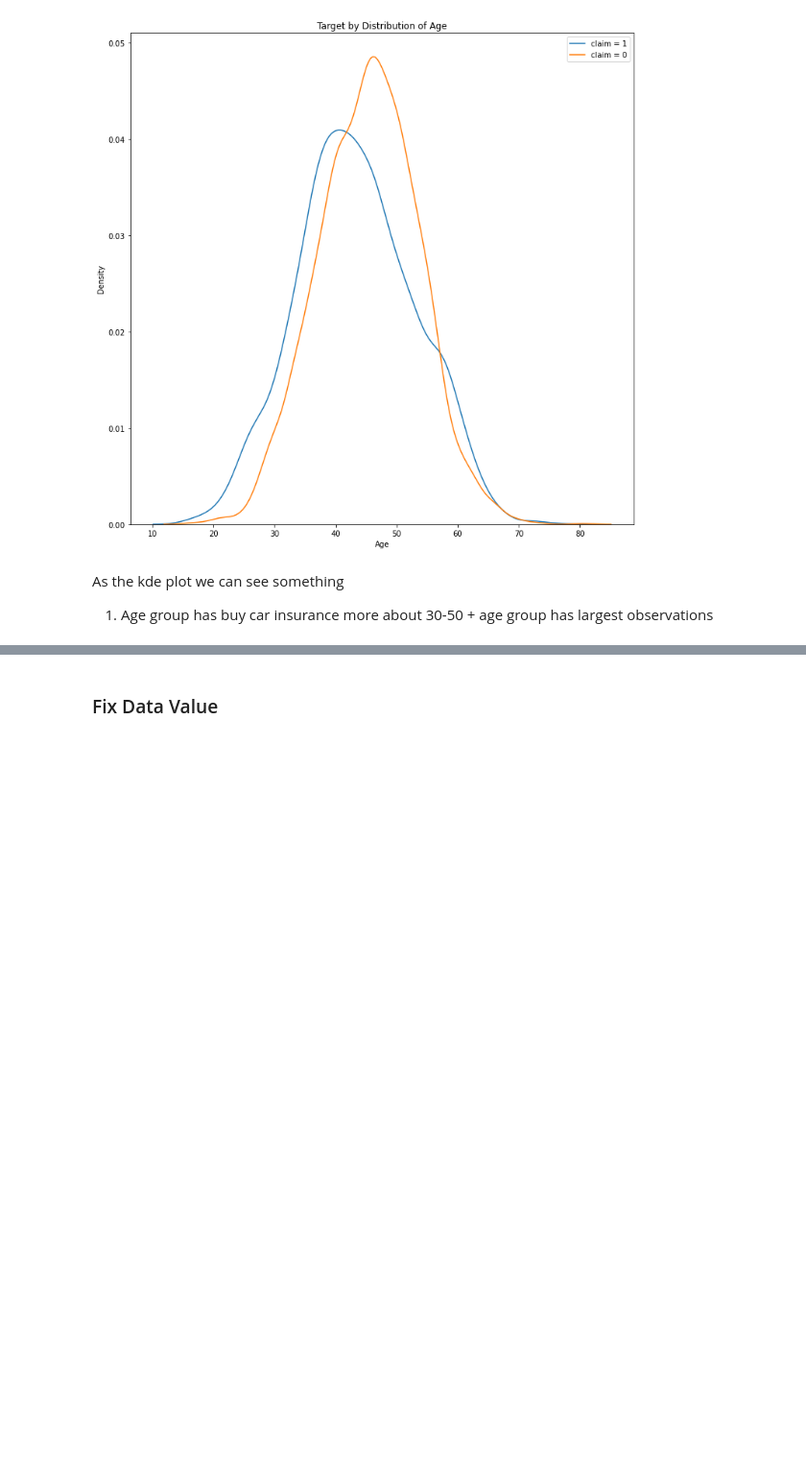
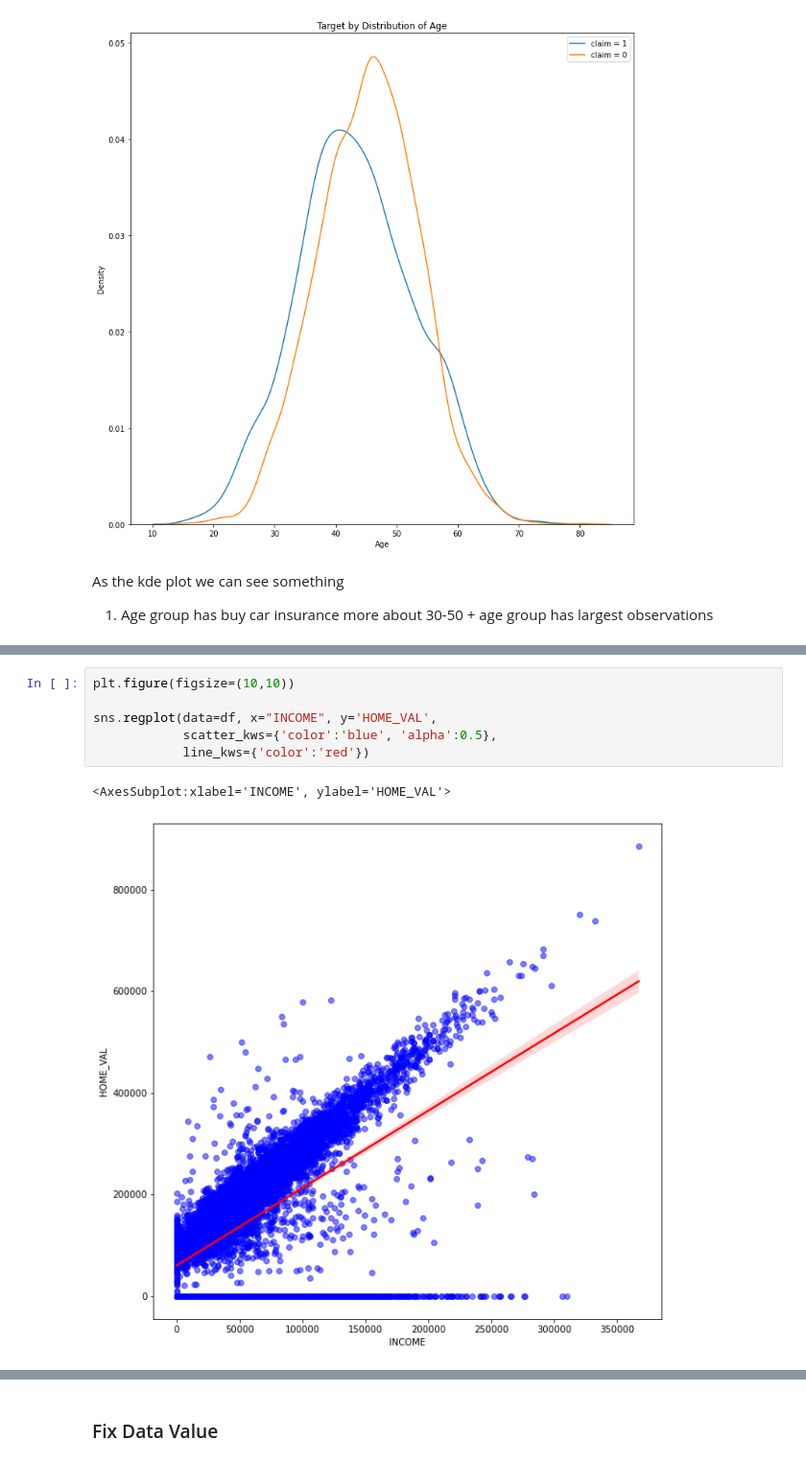
Before and after one commit to NamNguyenboomit/car-insurance, a Jupyter notebook: Analyze/test_1.ipynb, the cells around one changed output, grey strips where cells are left out. Shown at 96% size. Cells and saved outputs as stored; diff of their text form; blank space fills up the shorter version.

```diff
--- a/Analyze/test_1.ipynb
+++ b/Analyze/test_1.ipynb
@@ -759,0 +784,9 @@ As the kde plot we can see something
+# %%
+plt.figure(figsize=(10,10))
+
+sns.regplot(data=df, x="INCOME", y='HOME_VAL',
+            scatter_kws={'color':'blue', 'alpha':0.5},
+            line_kws={'color':'red'})
+# %% [output]
+<AxesSubplot:xlabel='INCOME', ylabel='HOME_VAL'>
+[figure, added]
```
Also changed, not shown: parts of 19 cells of this notebook, 1 other file.
